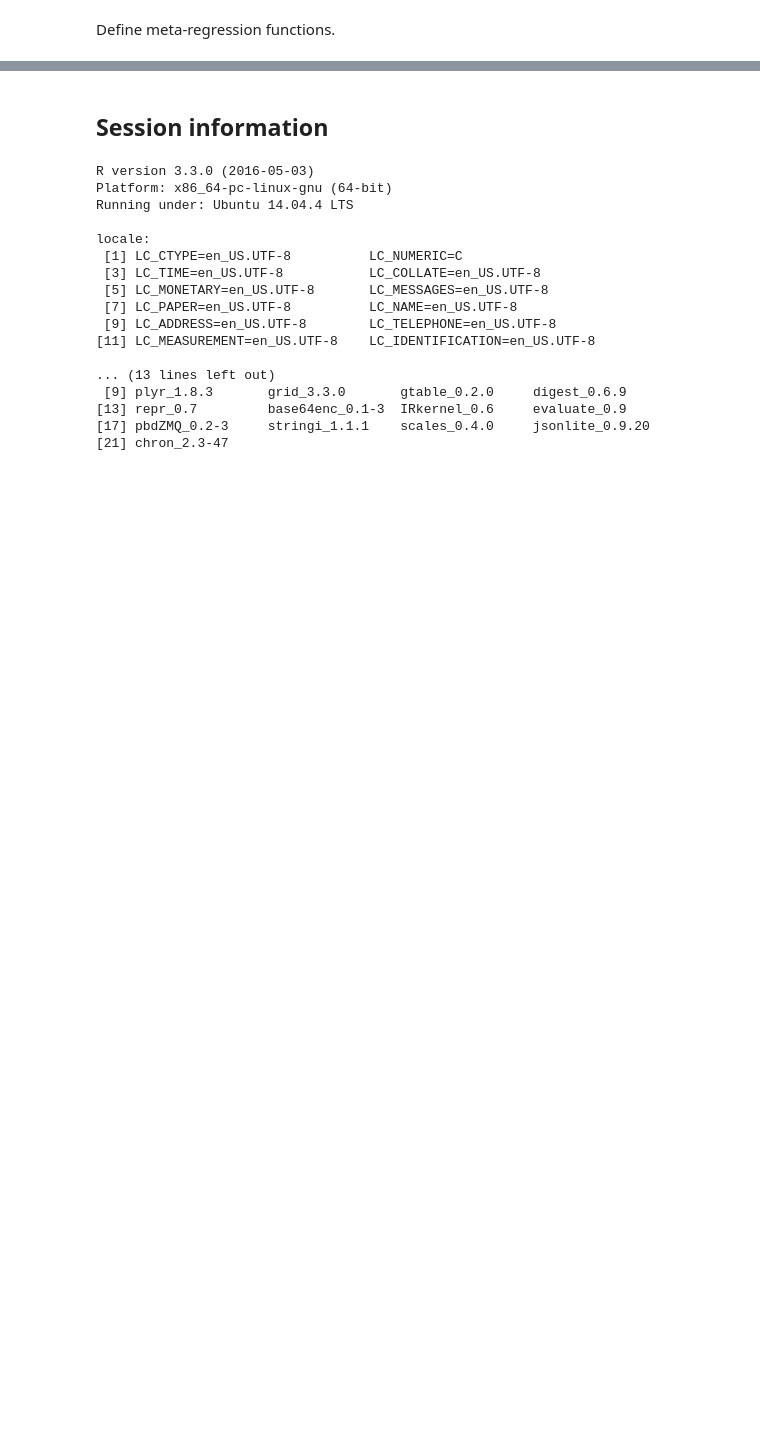
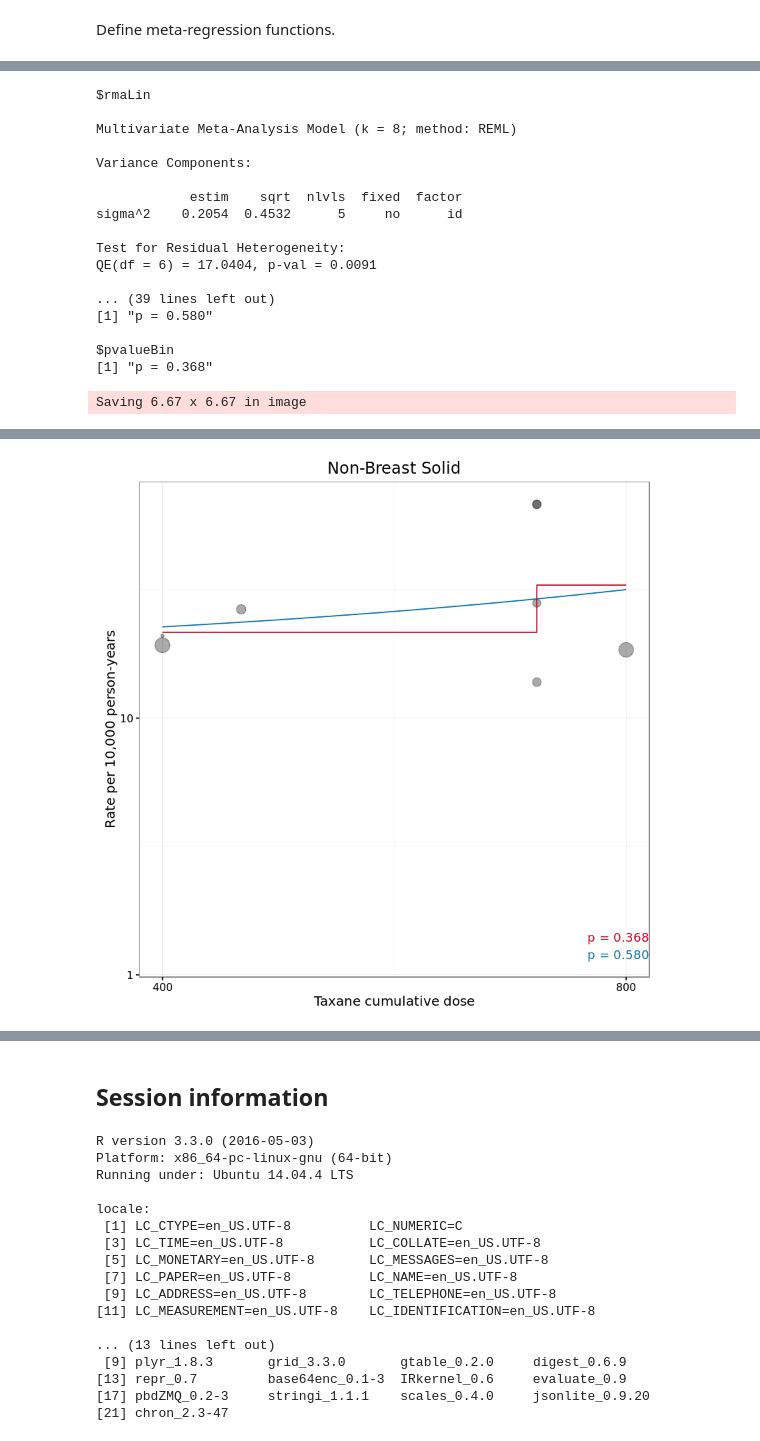
Before and after one commit to benjamin-chan/SecMalAfterBreastCaACT, a Jupyter notebook: metaregSecMal.ipynb, the cells around one changed output, grey strips where cells are left out. Cells and saved outputs as stored; diff of their text form; code cells hidden in the pictures; blank space fills up the shorter version.

```diff
--- a/metaregSecMal.ipynb
+++ b/metaregSecMal.ipynb
@@ -600,0 +680,29 @@ $pvalueBin
+# %%
+D3 <- D3[, `:=` (x = xTax, xHighDose = xTaxHighDose)]
+M <- metareg(D3)
+M
+plotreg(M,
+        D3,
+        mal,
+        "Taxane cumulative dose",
+        1e2 * c(0.5, 1, 2, 4, 8, 16),
+        1e2)
+# %% [output]
+$rmaLin
+
+Multivariate Meta-Analysis Model (k = 8; method: REML)
+
+Variance Components:
+
+            estim    sqrt  nlvls  fixed  factor
+sigma^2    0.2054  0.4532      5     no      id
+
+Test for Residual Heterogeneity:
+QE(df = 6) = 17.0404, p-val = 0.0091
+
+... (39 lines left out)
+[1] "p = 0.580"
+
+$pvalueBin
+[1] "p = 0.368"
+Saving 6.67 x 6.67 in image
@@ -601,3 +712,4 @@ $pvalueBin
+[figure, added]
 # %% [markdown]
 ## Study Characteristics and Outcomes
 
```
Also changed, not shown: parts of 23 cells of this notebook, 10 other files.
